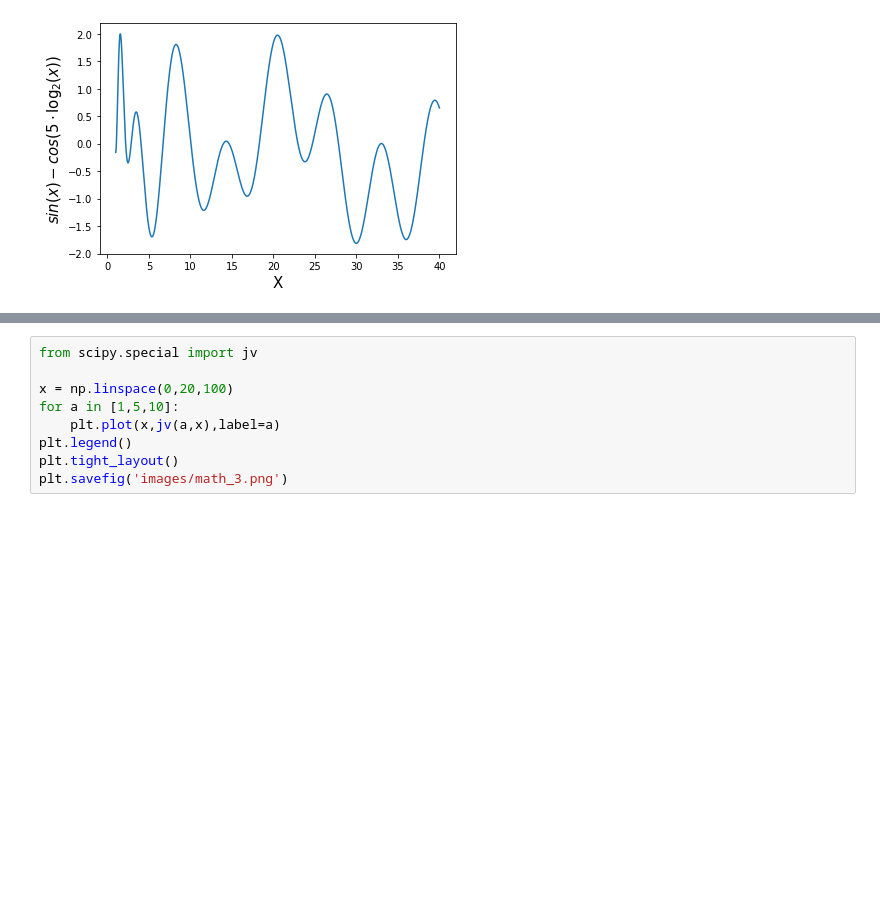
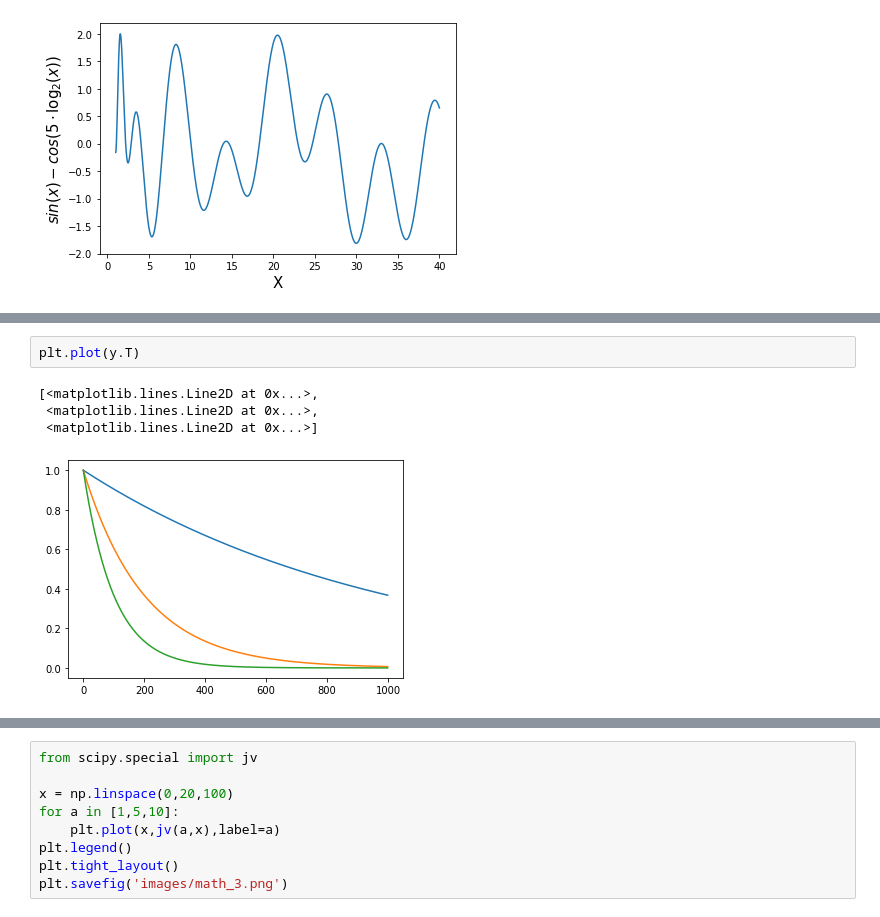
Before and after one commit to Hekstra-Lab/scientific-python-bootcamp, a Jupyter notebook: day1/Day1.ipynb, the cells around one changed output, grey strips where cells are left out. Saved outputs shown, nothing was run; the diff lists cells and outputs as text; blank space fills up the shorter version.

```diff
--- a/day1/Day1.ipynb
+++ b/day1/Day1.ipynb
@@ -279,3 +297,10 @@ plt.savefig('images/math_2.png')
+# %%
+plt.plot(y.T)
+# %% [output]
+[<matplotlib.lines.Line2D at 0x...>,
+ <matplotlib.lines.Line2D at 0x...>,
+ <matplotlib.lines.Line2D at 0x...>]
+[figure, added]
 # %% [markdown]
 ###  3.
 Plot a the first, fifth and tenth order Bessel functions of the first kind on the same plot from $x = 0$ to $x = 20$
```
Also changed, not shown: parts of 106 cells of this notebook, 14 other files.
